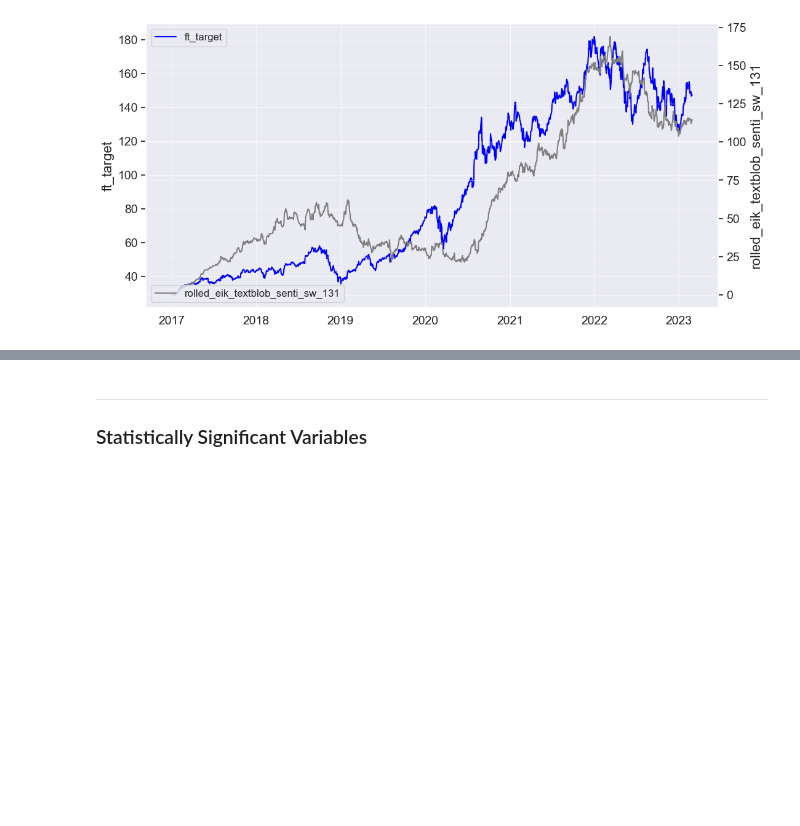
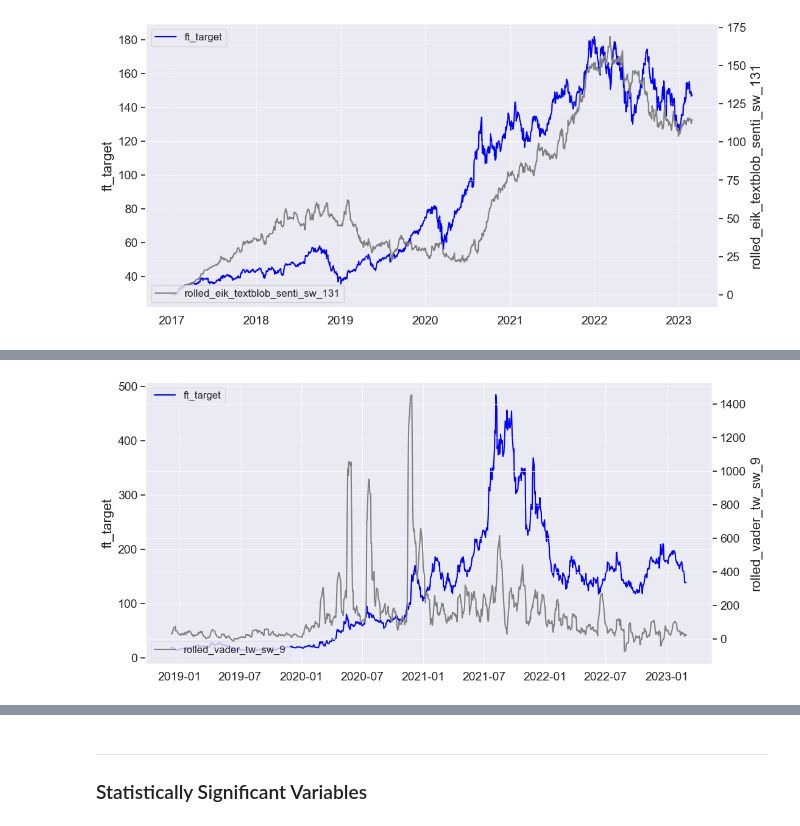
Before and after one commit to Diegozu97/thesis_code, a Jupyter notebook: 05_data_prep.ipynb, the cells around one changed output, grey strips where cells are left out. Drawn from its saved outputs; the diff is of its cells as text; code cells hidden in the pictures; blank space fills up the shorter version.

```diff
--- a/05_data_prep.ipynb
+++ b/05_data_prep.ipynb
@@ -316,3 +321,7 @@ plot_three_line_chart(comp_pred_df_senti, "datetime", "ft_target","rolled_eik_te
+# %%
+plot_three_line_chart(comp_pred_df_senti, "datetime", "ft_target","rolled_vader_tw_sw_9")
+# %% [output]
+[figure, added]
 # %%
 Ssenti_vars = ["rolled_Vader_sentim_351","rolled_eik_vader_senti_sw_21"]#  -> best results so far moderna
 # %%
```
Also changed, not shown: parts of 14 cells of this notebook, 2 other files.
